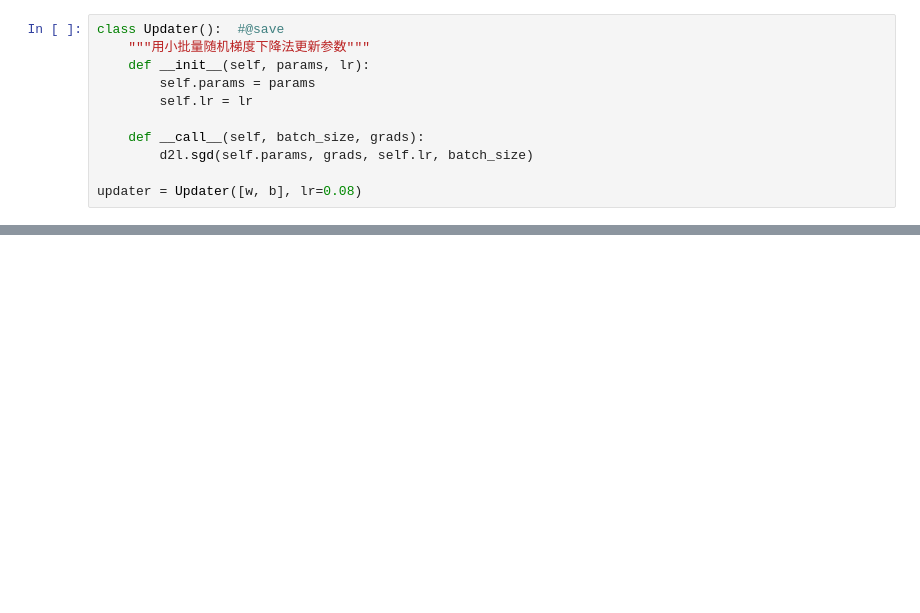
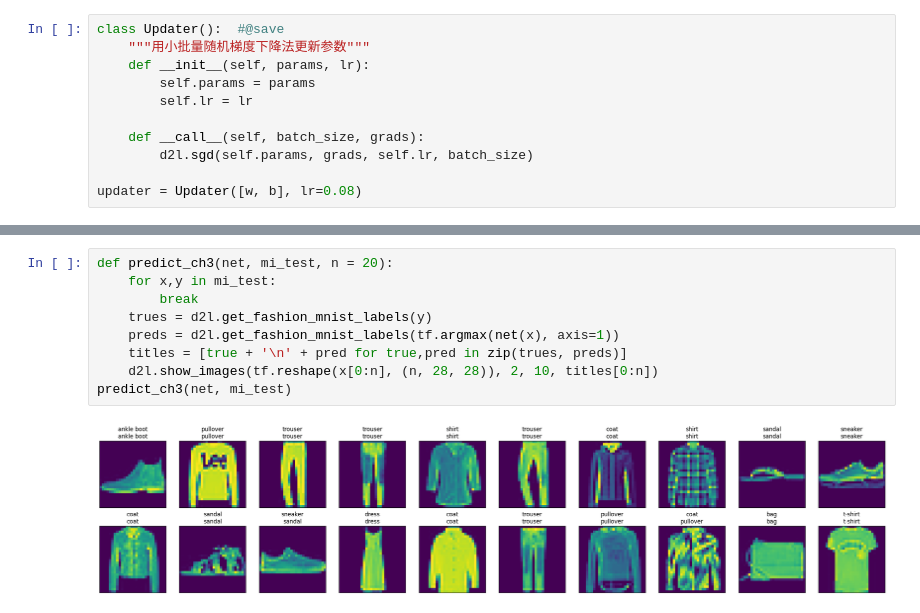
Before and after one commit to junhuster/machine-learning, a Jupyter notebook: tf-dev/jupyter/d2i_3_6.ipynb, the cells around one changed output, grey strips where cells are left out. Cells and saved outputs as stored; diff of their text form; blank space fills up the shorter version.

```diff
--- a/tf-dev/jupyter/d2i_3_6.ipynb
+++ b/tf-dev/jupyter/d2i_3_6.ipynb
@@ -129,0 +120,11 @@ epoch:14, train_loss:0.437018, train_auc:0.851000
+# %%
+def predict_ch3(net, mi_test, n = 20):
+    for x,y in mi_test:
+        break
+    trues = d2l.get_fashion_mnist_labels(y)
+    preds = d2l.get_fashion_mnist_labels(tf.argmax(net(x), axis=1))
+    titles = [true + '\n' + pred for true,pred in zip(trues, preds)]
+    d2l.show_images(tf.reshape(x[0:n], (n, 28, 28)), 2, 10, titles[0:n])
+predict_ch3(net, mi_test)
+# %% [output]
+[figure, added]
```
Also changed, not shown: parts of 6 cells of this notebook, 2 other files.
